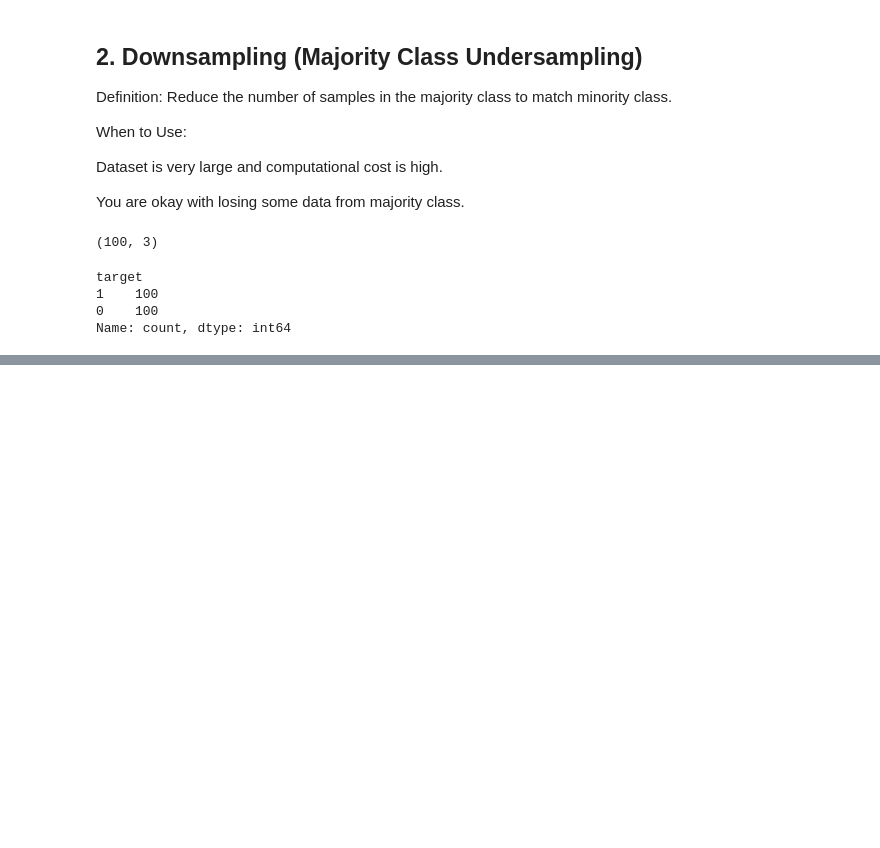
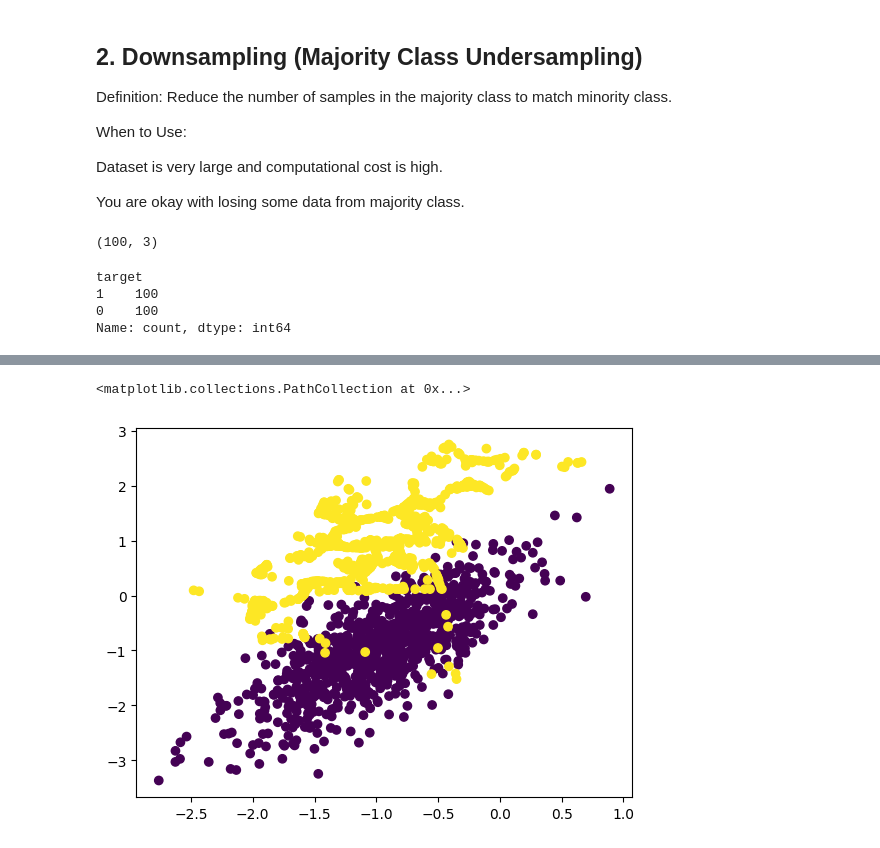
Before and after one commit to Susovan88/Python_ML_DS, a Jupyter notebook: Feature Engineering/handling_imbalanced_dataset.ipynb, the cells around one changed output, grey strips where cells are left out. Drawn from its saved outputs; the diff is of its cells as text; code cells hidden in the pictures; blank space fills up the shorter version.

```diff
--- a/Feature Engineering/handling_imbalanced_dataset.ipynb
+++ b/Feature Engineering/handling_imbalanced_dataset.ipynb
@@ -103,0 +176,7 @@ Name: count, dtype: int64
+# %%
+df_update=pd.concat([x,y],axis=1)
+
+plt.scatter(df_update['f1'],df_update['f2'],c=df_update['target'])
+# %% [output]
+<matplotlib.collections.PathCollection at 0x...>
+[figure, added]
```
Also changed, not shown: parts of 7 cells of this notebook, 3 other files.
